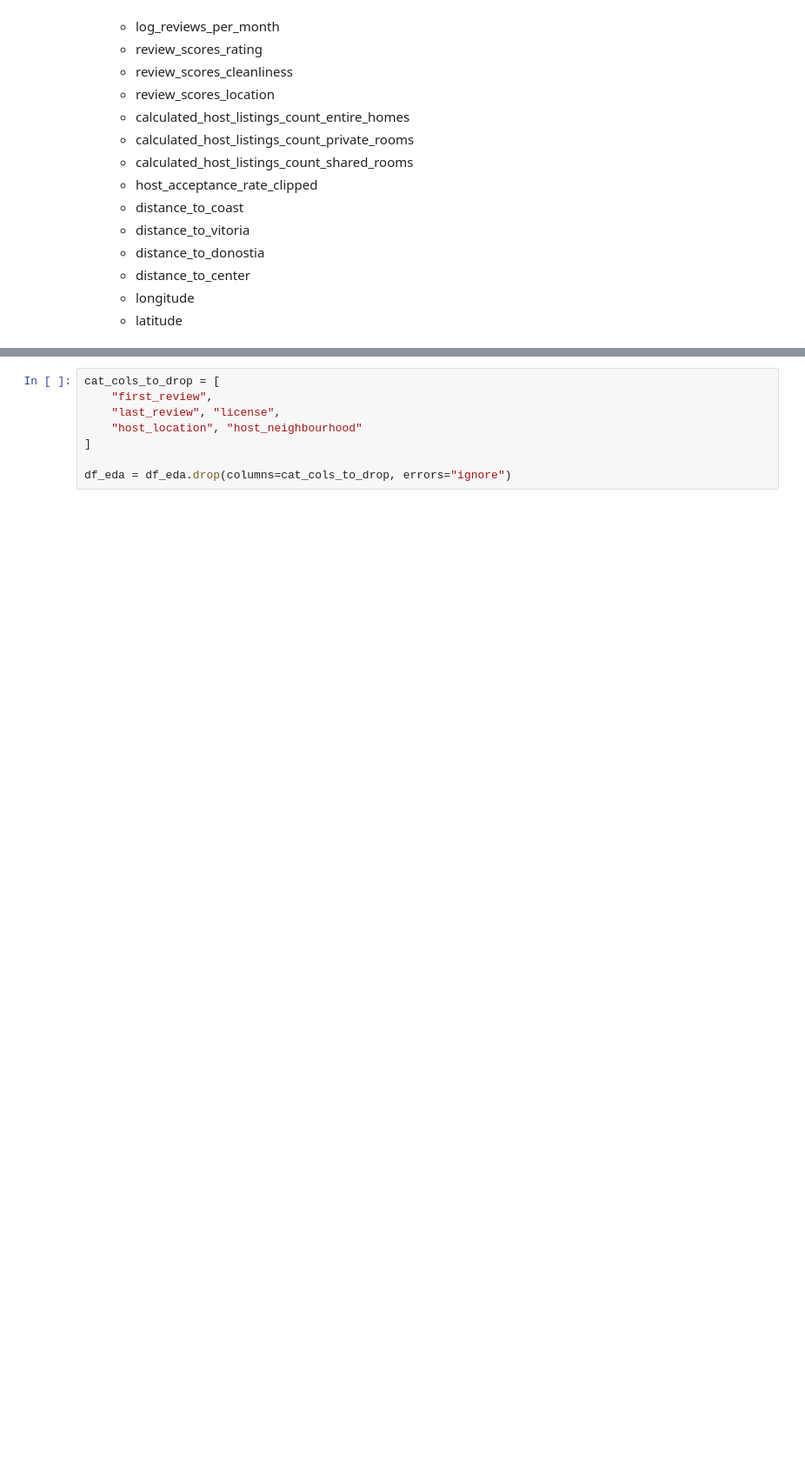
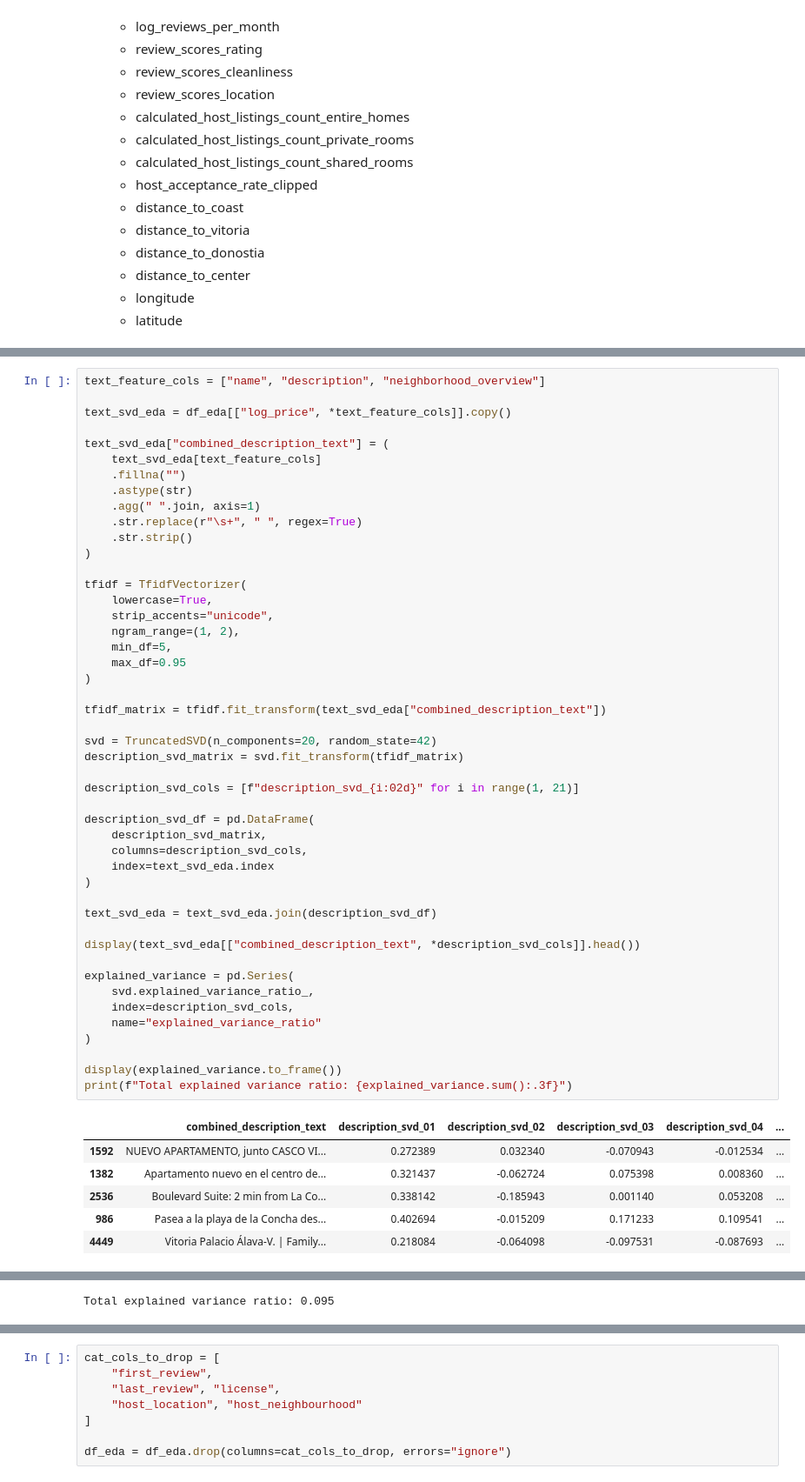
Before and after one commit to Batujan/Airbnb_Basque_Country_Price_Prediction, a Jupyter notebook: notebooks/01_data_exploration.ipynb, the cells around one changed output, grey strips where cells are left out. Shown at 87% size. Drawn from its saved outputs; the diff is of its cells as text; blank space fills up the shorter version.

```diff
--- a/notebooks/01_data_exploration.ipynb
+++ b/notebooks/01_data_exploration.ipynb
@@ -405,0 +596,54 @@ df_eda[["distance_to_coast", "longitude", "latitude"]].corrwith(df_eda["log_pric
+# %%
+text_feature_cols = ["name", "description", "neighborhood_overview"]
+
+text_svd_eda = df_eda[["log_price", *text_feature_cols]].copy()
+
+text_svd_eda["combined_description_text"] = (
+    text_svd_eda[text_feature_cols]
+    .fillna("")
+    .astype(str)
+    .agg(" ".join, axis=1)
+    .str.replace(r"\s+", " ", regex=True)
+    .str.strip()
+)
+
+tfidf = TfidfVectorizer(
+    lowercase=True,
+    strip_accents="unicode",
+    ngram_range=(1, 2),
+    min_df=5,
+    max_df=0.95
+)
+
+tfidf_matrix = tfidf.fit_transform(text_svd_eda["combined_description_text"])
+
+svd = TruncatedSVD(n_components=20, random_state=42)
+description_svd_matrix = svd.fit_transform(tfidf_matrix)
+
+description_svd_cols = [f"description_svd_{i:02d}" for i in range(1, 21)]
+
+description_svd_df = pd.DataFrame(
+    description_svd_matrix,
+    columns=description_svd_cols,
+    index=text_svd_eda.index
+)
+
+text_svd_eda = text_svd_eda.join(description_svd_df)
+
+display(text_svd_eda[["combined_description_text", *description_svd_cols]].head())
+
+explained_variance = pd.Series(
+    svd.explained_variance_ratio_,
+    index=description_svd_cols,
+    name="explained_variance_ratio"
+)
+
+display(explained_variance.to_frame())
+print(f"Total explained variance ratio: {explained_variance.sum():.3f}")
+# %% [output]
+|  | combined_description_text | description_svd_01 | description_svd_02 | description_svd_03 | description_svd_04 | ... |
+| 1592 | NUEVO APARTAMENTO, junto CASCO VI... | 0.272389 | 0.032340 | -0.070943 | -0.012534 | ... |
+| 1382 | Apartamento nuevo en el centro de... | 0.321437 | -0.062724 | 0.075398 | 0.008360 | ... |
+| 2536 | Boulevard Suite: 2 min from La Co... | 0.338142 | -0.185943 | 0.001140 | 0.053208 | ... |
+| 986 | Pasea a la playa de la Concha des... | 0.402694 | -0.015209 | 0.171233 | 0.109541 | ... |
+| 4449 | Vitoria Palacio Álava-V. | Family... | 0.218084 | -0.064098 | -0.097531 | -0.087693 | ... |
@@ -405,0 +667 @@ df_eda[["distance_to_coast", "longitude", "latitude"]].corrwith(df_eda["log_pric
+Total explained variance ratio: 0.095
```
Also changed, not shown: parts of 63 cells of this notebook, 1 other file.
